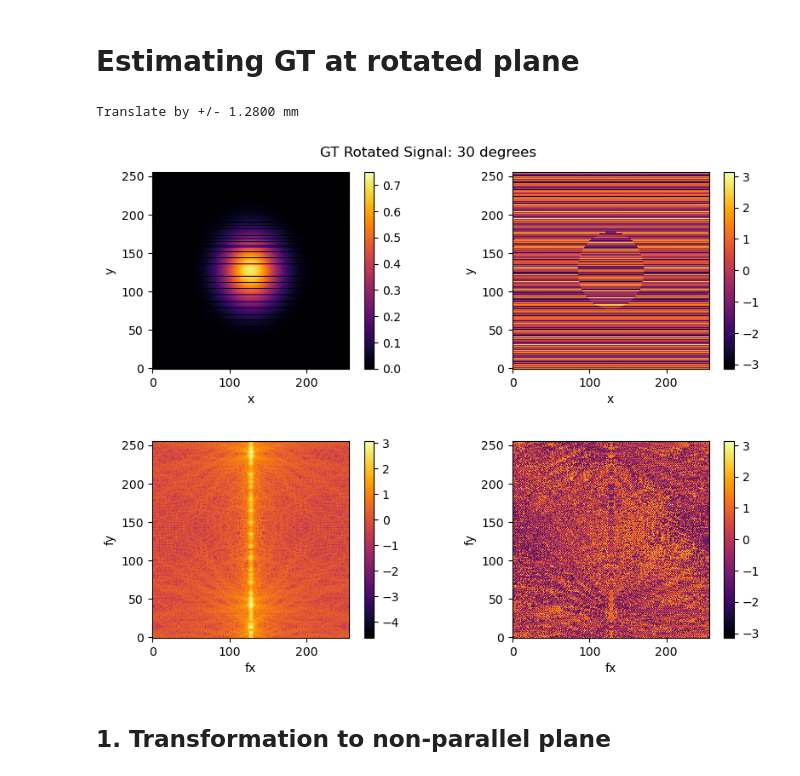
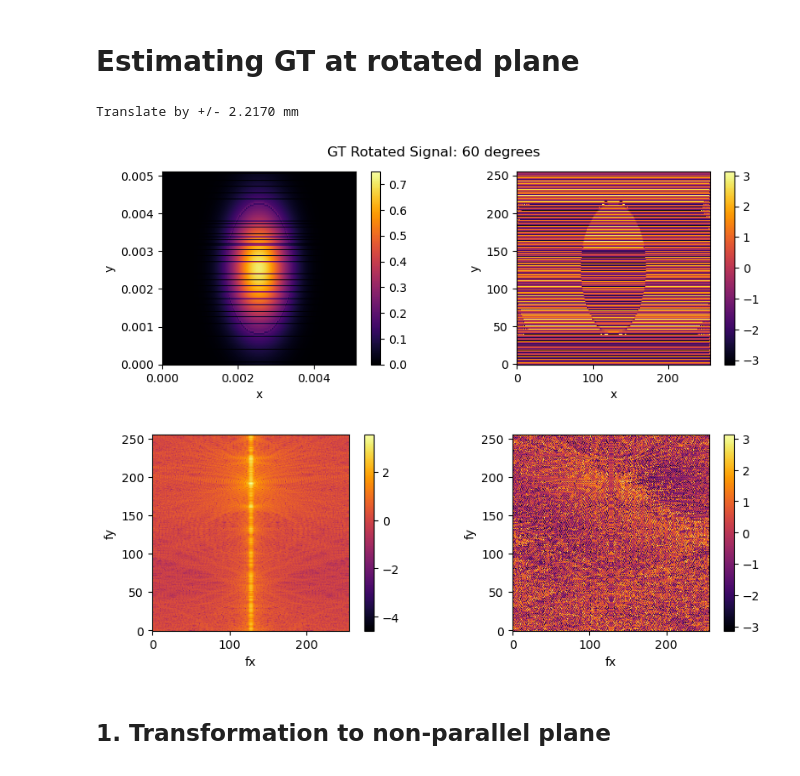
Before and after one commit to Muhammad-Kazim/wave_prop_package, a Jupyter notebook: examples/v2_propagation_angled_plane.ipynb, the cells around one changed output. Cells and saved outputs as stored; diff of their text form; code cells hidden in the pictures.

```diff
--- a/examples/v2_propagation_angled_plane.ipynb
+++ b/examples/v2_propagation_angled_plane.ipynb
@@ -214,7 +121,7 @@ plt.show()
 # Estimating GT at rotated plane
 # %%
 ## GT simulation
-rot_x = 30 # degrees
+rot_x = 60 # degrees
 max_d = (0.02e-3*256/2)*np.sin(rot_x*np.pi/180)
 
 del_d = max_d/128
@@ -245,7 +152,7 @@ for i, dist2 in enumerate(np.linspace(-max_d, max_d, steps)):
 fig, axs = plt.subplots(1, 2, figsize=(10, 3))
 cb = axs[0].imshow((np.abs(gt_rot_wave)),
                    vmax=0.75, vmin=0,
-        #    extent=(-5, 5, -5, 5),
+                extent=(0, 256*20e-6, 0, 256*20e-6),
            cmap='inferno', origin='lower')
 fig.colorbar(cb, ax=axs[0])
 # axs[0].set_title('Amplitude | Paraxial Gaussian Beam at z = {:.1f} mm'.format(z))
@@ -257,35 +164,35 @@ cb = axs[1].imshow((np.angle(gt_rot_wave)),
         #    extent=(-5, 5, -5, 5),
            cmap='inferno', origin='lower')
 fig.colorbar(cb, ax=axs[1])
 # axs[1].set_title('Phase | Paraxial Gaussian Beam at z = {:.1f} mm'.format(z))
 axs[1].set_xlabel('x')
 axs[1].set_ylabel('y')
 
 plt.suptitle(f'GT Rotated Signal: {rot_x} degrees')
 
 plt.show()
 
 fig, axs = plt.subplots(1, 2, figsize=(10, 3))
 cb = axs[0].imshow(np.log10(np.abs(np.fft.fftshift(np.fft.fft2(gt_rot_wave)))),
         #    extent=(-5, 5, -5, 5),
            cmap='inferno', origin='lower')
 fig.colorbar(cb, ax=axs[0])
 # axs[0].set_title('Amplitude | Paraxial Gaussian Beam at z = {:.1f} mm'.format(z))
 axs[0].set_xlabel('fx')
 axs[0].set_ylabel('fy')
 
 cb = axs[1].imshow(np.angle(np.fft.fftshift(np.fft.fft2(gt_rot_wave))),
         #    extent=(-5, 5, -5, 5),
            cmap='inferno', origin='lower')
 fig.colorbar(cb, ax=axs[1])
 # axs[1].set_title('Phase | Paraxial Gaussian Beam at z = {:.1f} mm'.format(z))
 axs[1].set_xlabel('fx')
 axs[1].set_ylabel('fy')
 
 plt.show()
 # %% [output]
-Translate by +/- 1.2800 mm
+Translate by +/- 2.2170 mm
-[figure, old version]
+[figure, new version]
-[figure, old version]
+[figure, new version]
 # %% [markdown]
 ## 1. Transformation to non-parallel plane
```
Also changed, not shown: parts of 16 cells of this notebook, 1 other file.
